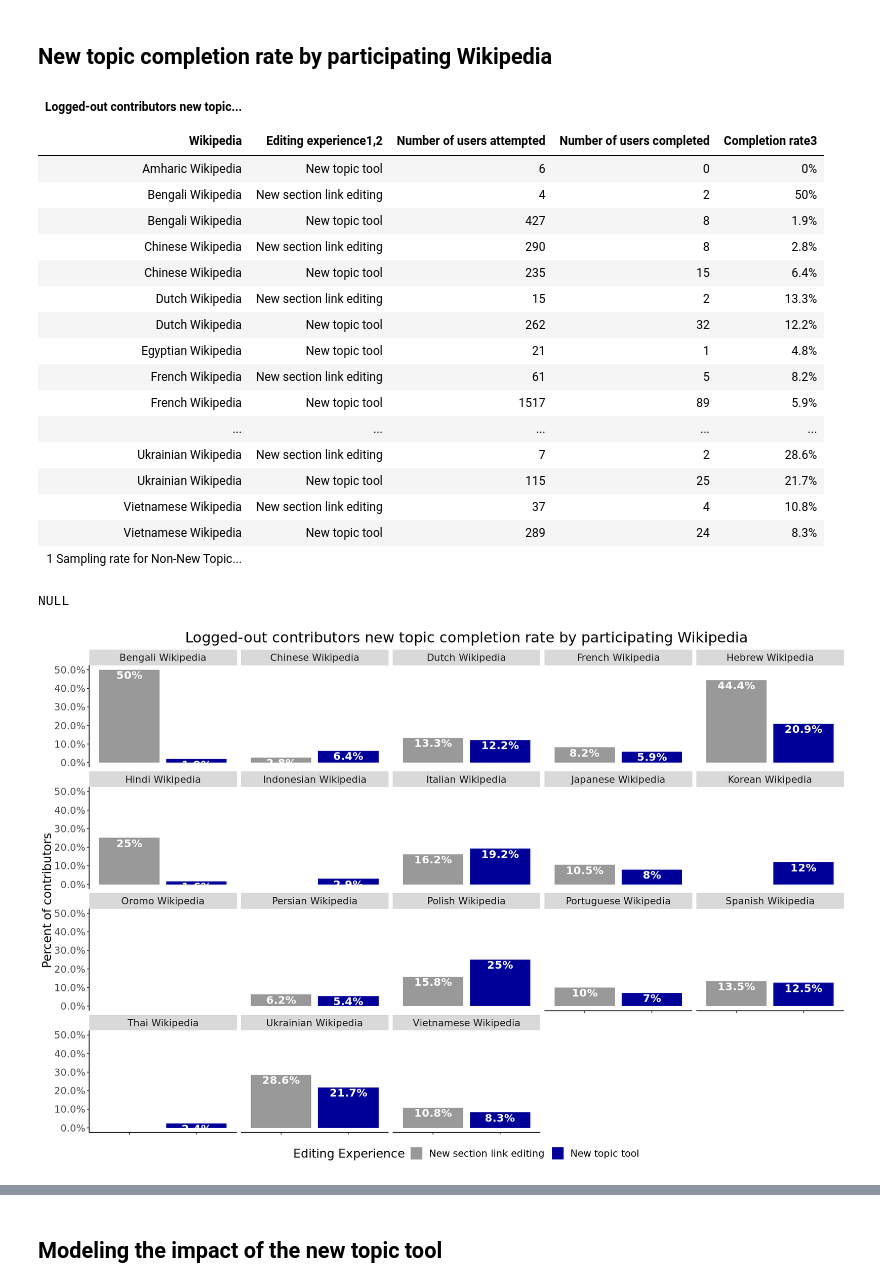
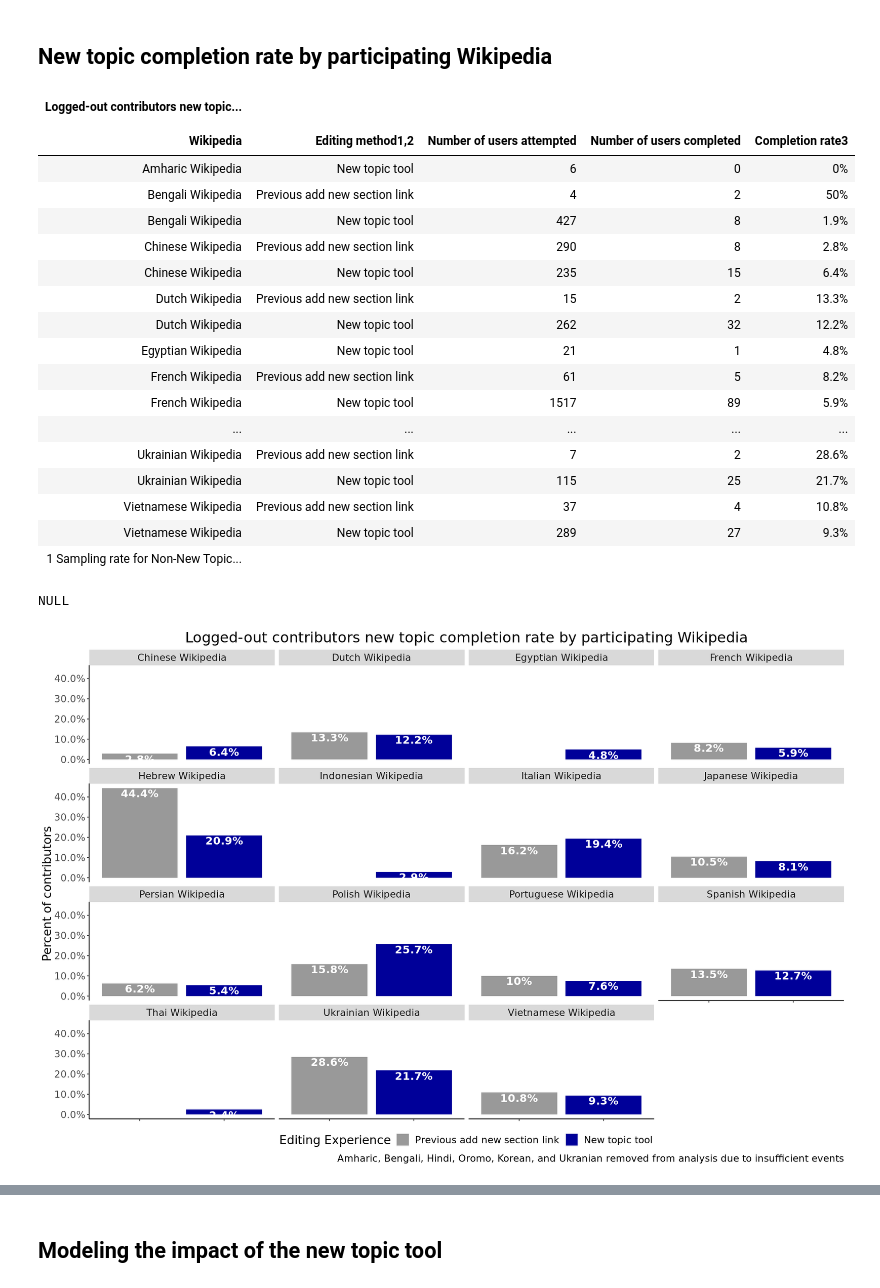
Before and after one commit to wikimedia-research/New-discussion-tool-analysis-2020, a Jupyter notebook: ab_test_logged_out.ipynb, the cells around one changed output, grey strips where cells are left out. Cells and saved outputs as stored; diff of their text form; code cells hidden in the pictures.

Commit message:
revised AB report test and figures

```diff
--- a/ab_test_logged_out.ipynb
+++ b/ab_test_logged_out.ipynb
@@ -249,7 +247,7 @@ new_topic_attempts$section_edit_type <-
   factor(
     new_topic_attempts$section_edit_type,
     levels = c("NA", "new_section_link", "new_topic_tool"),
-    labels = c("NA", "New section link editing", "New topic tool")
+    labels = c("NA", "Previous add new section link", "New topic tool")
   )
 
 new_topic_attempts$edit_success <-
@@ -347,0 +350,9 @@ A tibble: 2 × 4
+# %%
+# Contributors that completed at least 1 edit
+new_topic_completes <- new_topic_attempts %>%
+    group_by (wiki, section_edit_type, user_id) %>%
+    summarise(n_attempts = n_distinct(edit_attempt_id),
+              n_completions = n_distinct(edit_attempt_id[edit_success == 'Complete']),
+              edit_success = ifelse(sum(n_completions >= 1), 'Complete', 'Not Complete'),  #redefine edit success as user completed at least 1 edit attempt
+           new_topic_tool_used = as.integer(ifelse(sum(section_edit_type== 'New topic tool'), 1, 0)),
+    .groups = 'drop')
@@ -421,14 +447,14 @@ new_topic_completes_bywiki <- new_topic_completes %>%
               .groups = 'drop'
   )
 # %%
-new_topic_completes_bywiki_table <- new_topic_completes_bywiki   %>%
+new_topic_completes_bywiki_anon_table <- new_topic_completes_bywiki   %>%
   gt() %>%
   tab_header(
     title = "Logged-out contributors new topic completion rate by participating Wikipedia"
   )  %>%
   cols_label(
     wiki = "Wikipedia",
-    section_edit_type= "Editing experience",
+    section_edit_type= "Editing method",
     n_users = "Number of users attempted",
     n_users_completed = "Number of users completed",
     completion_rate = "Completion rate"
@@ -452,57 +478,59 @@ new_topic_completes_bywiki_table <- new_topic_completes_bywiki   %>%
     )
   ) %>%
     gtsave(
-    "new_topic_completes_bywiki_table.html", inline_css = TRUE)
+    "new_topic_completes_bywiki_anon_table.html", inline_css = TRUE)
 
-IRdisplay::display_html(data = new_topic_completes_bywiki_table, file = "new_topic_completes_bywiki_table.html")
+IRdisplay::display_html(data = new_topic_completes_bywiki_anon_table, file = "new_topic_completes_bywiki_anon_table.html")
 
-new_topic_completes_bywiki_table
+new_topic_completes_bywiki_anon_table
 # %% [output]
 | Logged-out contributors new topic... |  |  |  |  |
 |  |  |  |  |  |
-| Wikipedia | Editing experience1,2 | Number of users attempted | Number of users completed | Completion rate3 |
+| Wikipedia | Editing method1,2 | Number of users attempted | Number of users completed | Completion rate3 |
 | Amharic Wikipedia | New topic tool | 6 | 0 | 0% |
-| Bengali Wikipedia | New section link editing | 4 | 2 | 50% |
+| Bengali Wikipedia | Previous add new section link | 4 | 2 | 50% |
 | Bengali Wikipedia | New topic tool | 427 | 8 | 1.9% |
-| Chinese Wikipedia | New section link editing | 290 | 8 | 2.8% |
+| Chinese Wikipedia | Previous add new section link | 290 | 8 | 2.8% |
 | Chinese Wikipedia | New topic tool | 235 | 15 | 6.4% |
-| Dutch Wikipedia | New section link editing | 15 | 2 | 13.3% |
+| Dutch Wikipedia | Previous add new section link | 15 | 2 | 13.3% |
 | Dutch Wikipedia | New topic tool | 262 | 32 | 12.2% |
 | Egyptian Wikipedia | New topic tool | 21 | 1 | 4.8% |
-| French Wikipedia | New section link editing | 61 | 5 | 8.2% |
+| French Wikipedia | Previous add new section link | 61 | 5 | 8.2% |
 | French Wikipedia | New topic tool | 1517 | 89 | 5.9% |
 | ... | ... | ... | ... | ... |
-| Ukrainian Wikipedia | New section link editing | 7 | 2 | 28.6% |
+| Ukrainian Wikipedia | Previous add new section link | 7 | 2 | 28.6% |
 | Ukrainian Wikipedia | New topic tool | 115 | 25 | 21.7% |
-| Vietnamese Wikipedia | New section link editing | 37 | 4 | 10.8% |
-| Vietnamese Wikipedia | New topic tool | 289 | 24 | 8.3% |
+| Vietnamese Wikipedia | Previous add new section link | 37 | 4 | 10.8% |
+| Vietnamese Wikipedia | New topic tool | 289 | 27 | 9.3% |
 | 1 Sampling rate for Non-New Topic... |  |  |  |  |
 NULL
 # %%
 # Plot edit completion rates for each user on each wiki
 
 p <- new_topic_completes_bywiki  %>%
-    filter(!(wiki %in% c('Amharic Wikipedia', 'Egyptian Wikipedia'))) %>% # remove wikis where there are under 10 events
+    filter(!(wiki %in% c('Amharic Wikipedia', 'Bengali Wikipedia', 'Hindi Wikipedia', 'Oromo Wikipedia',
+                        'Korean Wikipedia', 'Ukranian Wikipedia'))) %>% # remove wikis where there are under 10 events total for editing method
     ggplot(aes(x= section_edit_type, y = n_users_completed / n_users, fill = section_edit_type)) +
     geom_col(position = 'dodge') +
     geom_text(aes(label = paste(completion_rate), fontface=2), vjust=1.2, size = 5, color = "white") +
     facet_wrap(~ wiki) +
     scale_y_continuous(labels = scales::percent) +
     labs (y = "Percent of contributors ",
-          title = "Logged-out contributors new topic completion rate by participating Wikipedia")  +
-    scale_fill_manual(values= c("#999999", "#000099"), name = "Editing Experience", labels = c("New section link editing", "New topic tool"))  +
+          title = "Logged-out contributors new topic completion rate by participating Wikipedia",
+        caption = "Amharic, Bengali, Hindi, Oromo, Korean, and Ukranian removed from analysis due to insufficient events")  +
+    scale_fill_manual(values= c("#999999", "#000099"), name = "Editing Experience", labels = c("Previous add new section link", "New topic tool"))  +
     theme(
         panel.grid.minor = element_blank(),
         panel.background = element_blank(),
         plot.title = element_text(hjust = 0.5),
         text = element_text(size=16),
         legend.position="bottom",
         axis.text.x = element_blank(),
         axis.title.x=element_blank(),
         axis.line = element_line(colour = "black"))
 
 
 p
-ggsave("Figures/new_topic_completes_bywiki.png", p, width = 16, height = 8, units = "in", dpi = 300)
+ggsave("Figures/new_topic_completes_bywiki_anon.png", p, width = 16, height = 8, units = "in", dpi = 300)
 # %% [output]
-[figure, old version]
+[figure, new version]
```
Also changed, not shown: parts of 52 cells of this notebook, 10 other files.
